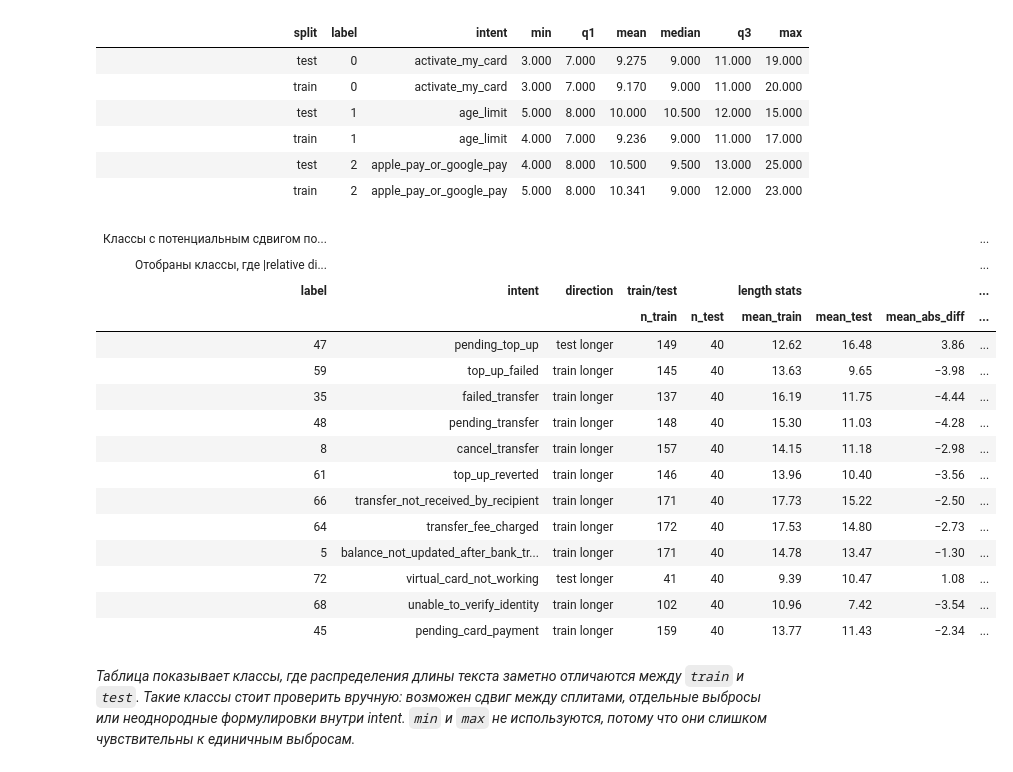
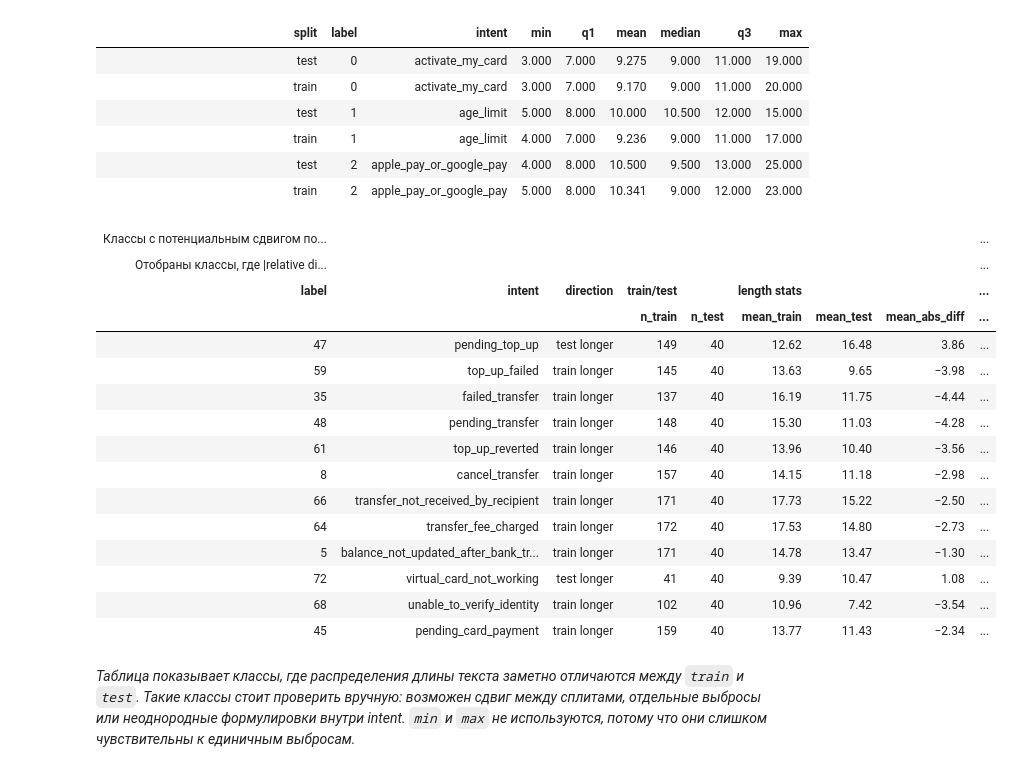
Before and after one commit to egor-kuzin/data-labeling, a Jupyter notebook: LLMpro_hw_4_Kuzin_Egor.ipynb, the cells around one changed output. Drawn from its saved outputs; the diff is of its cells as text; code cells hidden in the pictures.

```diff
--- a/LLMpro_hw_4_Kuzin_Egor.ipynb
+++ b/LLMpro_hw_4_Kuzin_Egor.ipynb
@@ -285,6 +307,7 @@ split_length_stats = (
 )
 
 def split_table(split: str) -> pl.DataFrame:
+    """Возвращает статистики длины текстов для указанного сплита."""
     return (
         split_length_stats
         .filter(pl.col("split") == split)
@@ -358,35 +381,35 @@ diff_cols = ["mean_rel_diff", "median_rel_diff", "q1_rel_diff", "q3_rel_diff", "
     )
     .fmt_percent(columns=diff_cols, decimals=1)
     .tab_header(
         title="Классы с потенциальным сдвигом по длине текстов",
         subtitle=md(
             f"Отобраны классы, где |relative diff| >= {thr:.0%} "
             "хотя бы для одной из устойчивых статистик: q1, mean, median, q3"
         ),
     )
     .tab_spanner(label="train/test", columns=["n_train", "n_test"])
     .tab_spanner(
         label="length stats",
         columns=["mean_train", "mean_test", "mean_abs_diff", "median_train", "median_test"],
     )
     .tab_spanner(label="relative diff", columns=diff_cols)
     .data_color(
         columns="max_abs_rel_diff",
         palette=["white", "#ff0000"],
         domain=[thr, 1],
     )
 )
 # %% [output]
 | Классы с потенциальным сдвигом по... |  |  |  |  |  |  |  | ... |
 | Отобраны классы, где |relative di... |  |  |  |  |  |  |  | ... |
 | label | intent | direction | train/test |  | length stats |  |  | ... |
 |  |  |  | n_train | n_test | mean_train | mean_test | mean_abs_diff | ... |
 | 47 | pending_top_up | test longer | 149 | 40 | 12.62 | 16.48 | 3.86 | ... |
 | 59 | top_up_failed | train longer | 145 | 40 | 13.63 | 9.65 | −3.98 | ... |
 | 35 | failed_transfer | train longer | 137 | 40 | 16.19 | 11.75 | −4.44 | ... |
 | 48 | pending_transfer | train longer | 148 | 40 | 15.30 | 11.03 | −4.28 | ... |
+| 61 | top_up_reverted | train longer | 146 | 40 | 13.96 | 10.40 | −3.56 | ... |
 | 8 | cancel_transfer | train longer | 157 | 40 | 14.15 | 11.18 | −2.98 | ... |
-| 61 | top_up_reverted | train longer | 146 | 40 | 13.96 | 10.40 | −3.56 | ... |
 | 66 | transfer_not_received_by_recipient | train longer | 171 | 40 | 17.73 | 15.22 | −2.50 | ... |
 | 64 | transfer_fee_charged | train longer | 172 | 40 | 17.53 | 14.80 | −2.73 | ... |
 | 5 | balance_not_updated_after_bank_tr... | train longer | 171 | 40 | 14.78 | 13.47 | −1.30 | ... |
```
Also changed, not shown: parts of 25 cells of this notebook, 10 other files.
